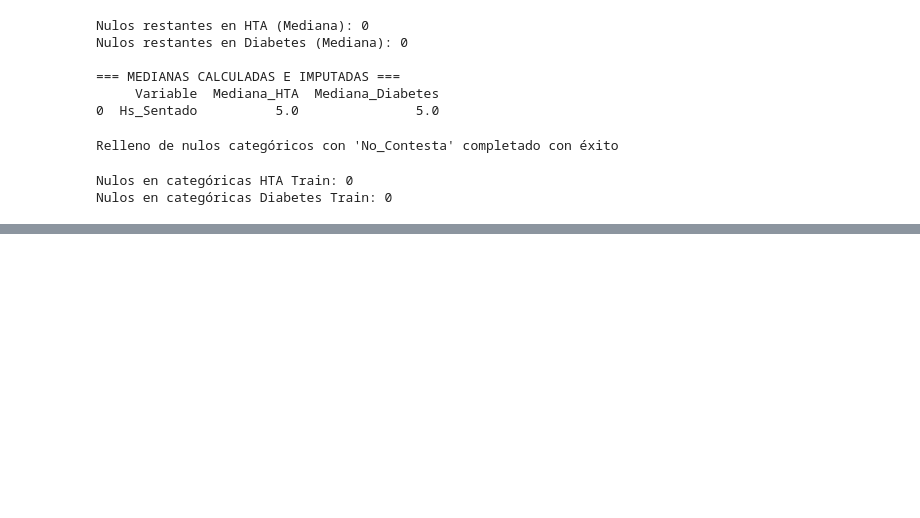
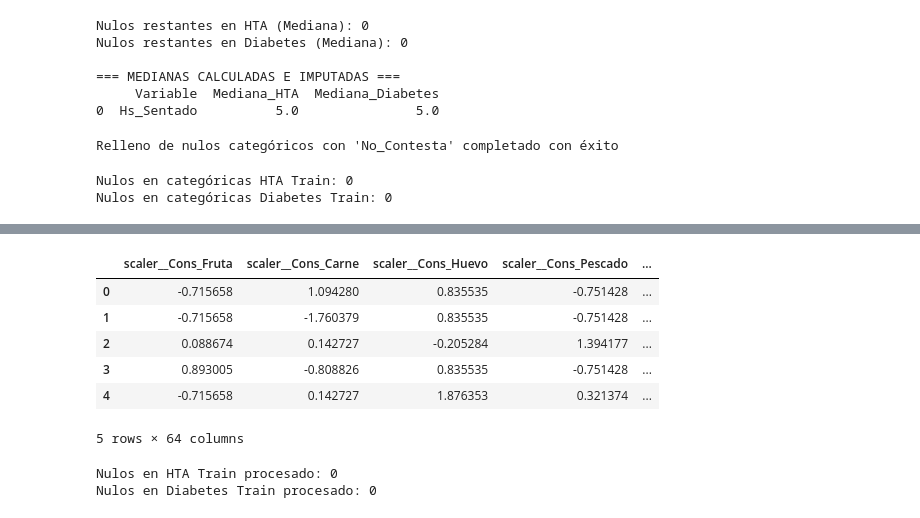
Before and after one commit to aldyvergara22-create/Hypertension-Diabetes-ML-detection, a Jupyter notebook: notebooks/02_Preprocesamiento_Modelado.ipynb, the cells around one changed output, grey strips where cells are left out. Drawn from its saved outputs; the diff is of its cells as text; code cells hidden in the pictures; blank space fills up the shorter version.

Commit message:
Preprocesamiento:  Escalado y One Hot Encoding terminado

```diff
--- a/notebooks/02_Preprocesamiento_Modelado.ipynb
+++ b/notebooks/02_Preprocesamiento_Modelado.ipynb
@@ -449,0 +457,22 @@ Nulos en categóricas Diabetes Train: 0
+# %%
+# GRUPO ESCALADO
+vars_a_escalar = (vars_frecuencias + vars_numericas)
+
+#Grupo one-hot-encoder
+vars_a_ohe = (var_ordinal + vars_categoricas)
+
+# PREPROCESADOR
+preprocesador = ColumnTransformer(
+    transformers=[
+        ("scaler", StandardScaler(), vars_a_escalar),
+        ("ohe", OneHotEncoder(handle_unknown="ignore", sparse_output=False), vars_a_ohe)])
+
+# APLICAR A HIPERTENSIÓN
+X_train_hta_prep = preprocesador.fit_transform(X_train_hta)
+X_test_hta_prep = preprocesador.transform(X_test_hta)
+
+# APLICAR A DIABETES
+X_train_diab_prep = preprocesador.fit_transform(X_train_diab)
+X_test_diab_prep = preprocesador.transform(X_test_diab)
+
+print("")
@@ -449,0 +499,7 @@ Nulos en categóricas Diabetes Train: 0
+# %%
+# Obtener los nombres de las columnas transformadas
+nombres_columnas_hta = preprocesador.get_feature_names_out()
+
+print("=== NOMBRES DE LAS NUEVAS COLUMNAS GENERADAS (HTA) ===")
+for col in nombres_columnas_hta:
+    print(col)
@@ -449,0 +524,28 @@ Nulos en categóricas Diabetes Train: 0
+# %%
+import pandas as pd
+
+# Convertir la matriz numpy procesada a DataFrame para inspección visual
+df_hta_revisio = pd.DataFrame(X_train_hta_prep, columns=nombres_columnas_hta)
+
+# Ver las primeras 5 filas
+df_hta_revisio.head()
+# %% [output]
+|  | scaler__Cons_Fruta | scaler__Cons_Carne | scaler__Cons_Huevo | scaler__Cons_Pescado | ... |
+| 0 | -0.715658 | 1.094280 | 0.835535 | -0.751428 | ... |
+| 1 | -0.715658 | -1.760379 | 0.835535 | -0.751428 | ... |
+| 2 | 0.088674 | 0.142727 | -0.205284 | 1.394177 | ... |
+| 3 | 0.893005 | -0.808826 | 0.835535 | -0.751428 | ... |
+| 4 | -0.715658 | 0.142727 | 1.876353 | 0.321374 | ... |
+5 rows × 64 columns
+# %%
+print(
+    "Nulos en HTA Train procesado:",
+    pd.DataFrame(X_train_hta_prep).isna().sum().sum(),
+)
+print(
+    "Nulos en Diabetes Train procesado:",
+    pd.DataFrame(X_train_diab_prep).isna().sum().sum(),
+)
+# %% [output]
+Nulos en HTA Train procesado: 0
+Nulos en Diabetes Train procesado: 0
```
Also changed, not shown: parts of 5 cells of this notebook, 1 other file.
